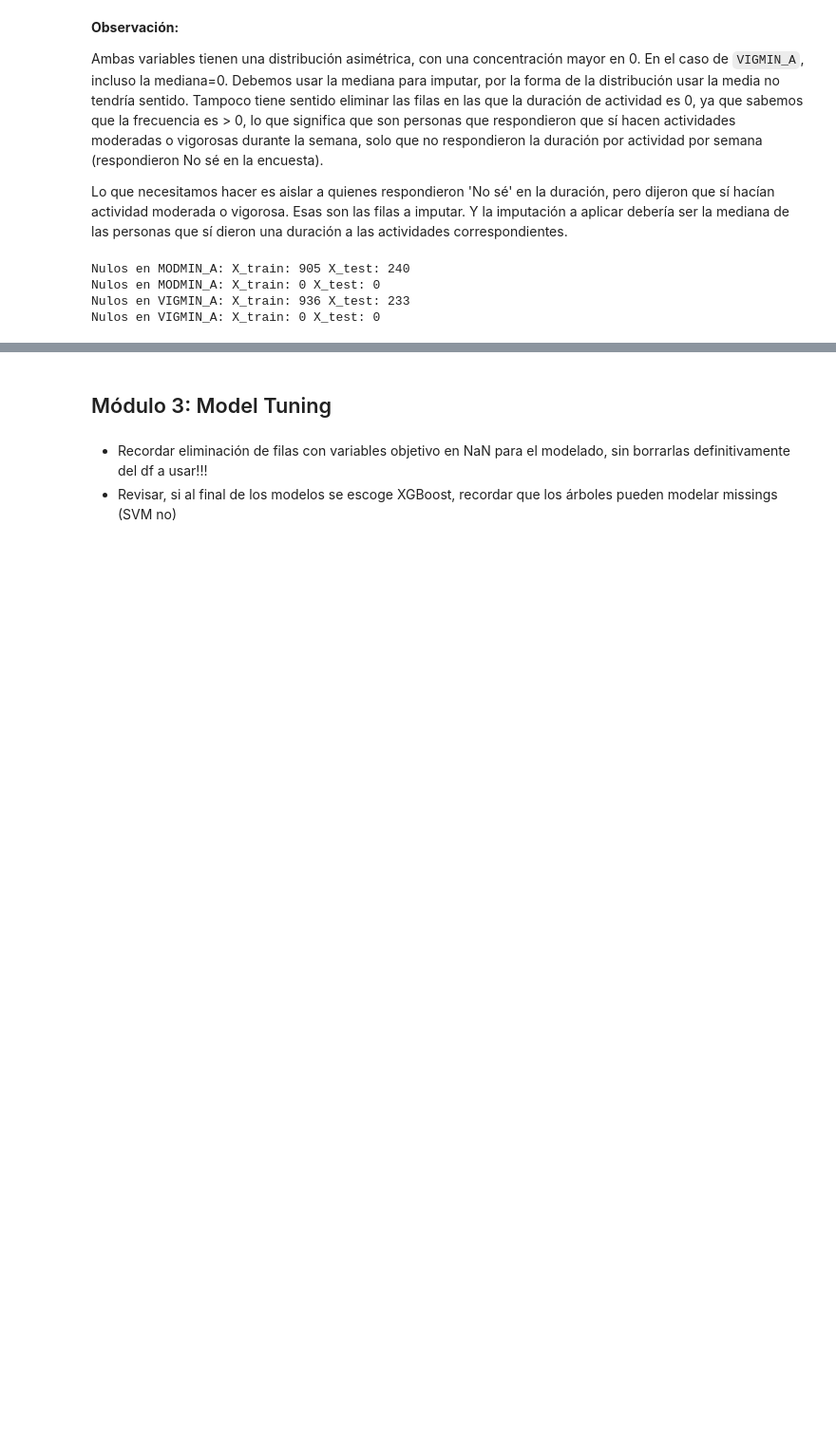
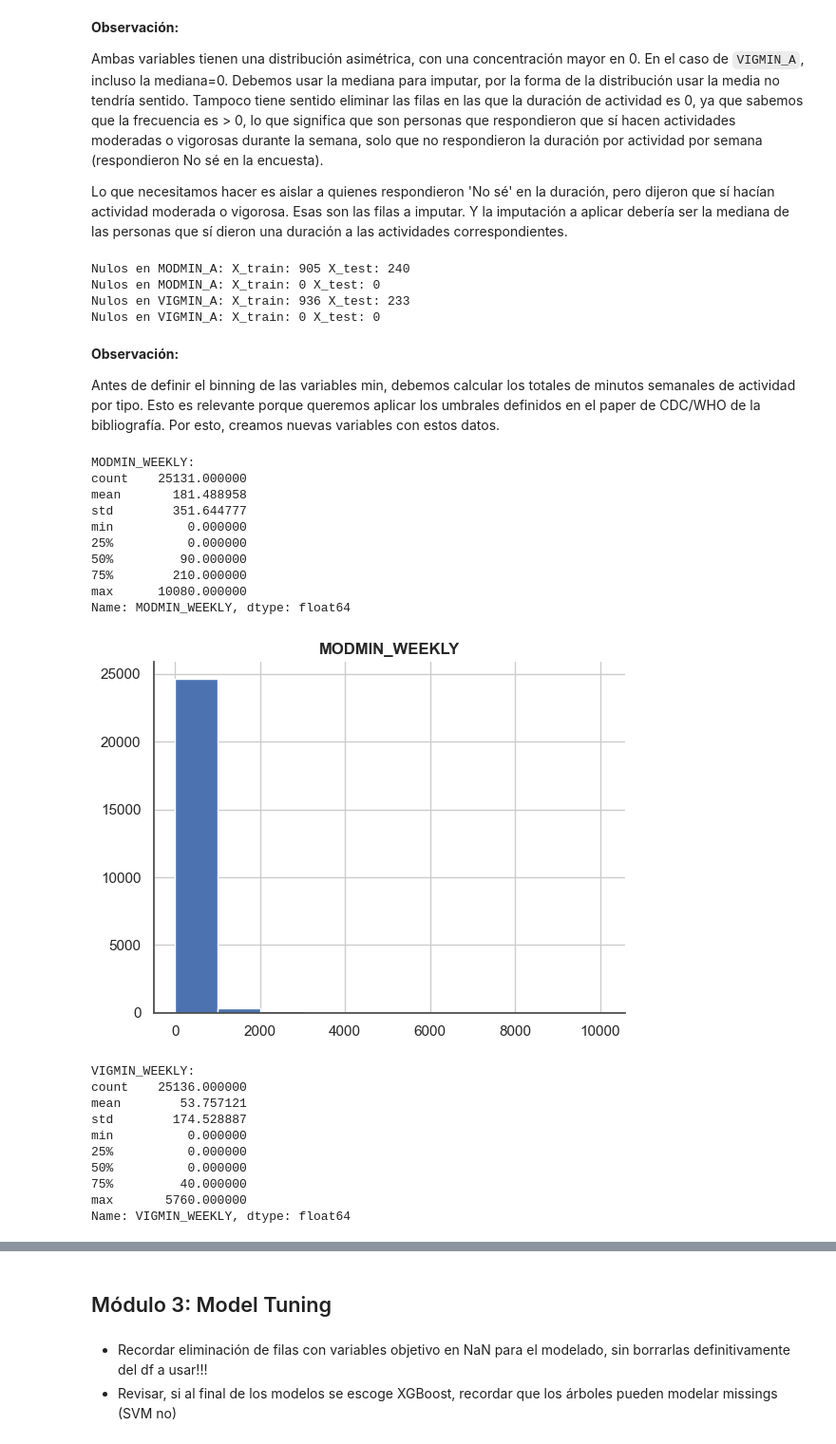
Before and after one commit to anairinac/tfm-wearable-health, a Jupyter notebook: notebooks/notebook.ipynb, the cells around one changed output, grey strips where cells are left out. Shown at 95% size. Drawn from its saved outputs; the diff is of its cells as text; code cells hidden in the pictures; blank space fills up the shorter version.

Commit message:
calc binning for min vars

```diff
--- a/notebooks/notebook.ipynb
+++ b/notebooks/notebook.ipynb
@@ -1544,6 +1544,43 @@ Nulos en MODMIN_A: X_train: 905 X_test: 240
 Nulos en MODMIN_A: X_train: 0 X_test: 0
 Nulos en VIGMIN_A: X_train: 936 X_test: 233
 Nulos en VIGMIN_A: X_train: 0 X_test: 0
+# %% [markdown]
+**Observación:**
+
+Antes de definir el binning de las variables min, debemos calcular los totales de minutos semanales de actividad por tipo. Esto es relevante porque queremos aplicar los umbrales definidos en el paper de CDC/WHO de la bibliografía. Por esto, creamos nuevas variables con estos datos.
 # %%
+# Crear columnas de duración semanal
+X_train['MODMIN_WEEKLY'] = X_train['MODMIN_A'] * X_train['MODFREQW_A']
+X_train['VIGMIN_WEEKLY'] = X_train['VIGMIN_A'] * X_train['VIGFREQW_A']
+X_test['MODMIN_WEEKLY'] = X_test['MODMIN_A'] * X_test['MODFREQW_A']
+X_test['VIGMIN_WEEKLY'] = X_test['VIGMIN_A'] * X_test['VIGFREQW_A']
 
-# Revisar opciones de binning para variablese min
+# Revisamos la distribución para decidir cómo aplicar el binning sugerido en los papers
+vars_dur_semanal = ['MODMIN_WEEKLY', 'VIGMIN_WEEKLY']
+for var in vars_dur_semanal:
+    print(f"{var}:\n{X_train[var].describe()}")
+    X_train[var].hist(bins=10)
+    plt.title(var)
+    plt.show()
+# %% [output]
+MODMIN_WEEKLY:
+count    25131.000000
+mean       181.488958
+std        351.644777
+min          0.000000
+25%          0.000000
+50%         90.000000
+75%        210.000000
+max      10080.000000
+Name: MODMIN_WEEKLY, dtype: float64
+[figure, added]
+VIGMIN_WEEKLY:
+count    25136.000000
+mean        53.757121
+std        174.528887
+min          0.000000
+25%          0.000000
+50%          0.000000
+75%         40.000000
+max       5760.000000
+Name: VIGMIN_WEEKLY, dtype: float64
```
Also changed, not shown: parts of 3 cells of this notebook.
